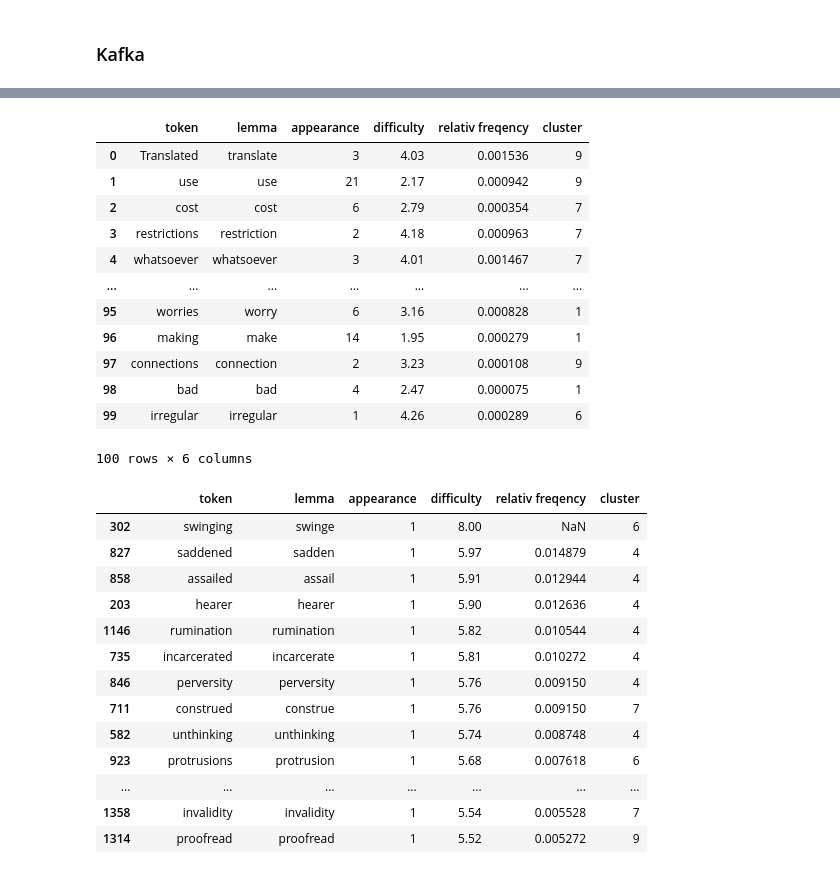
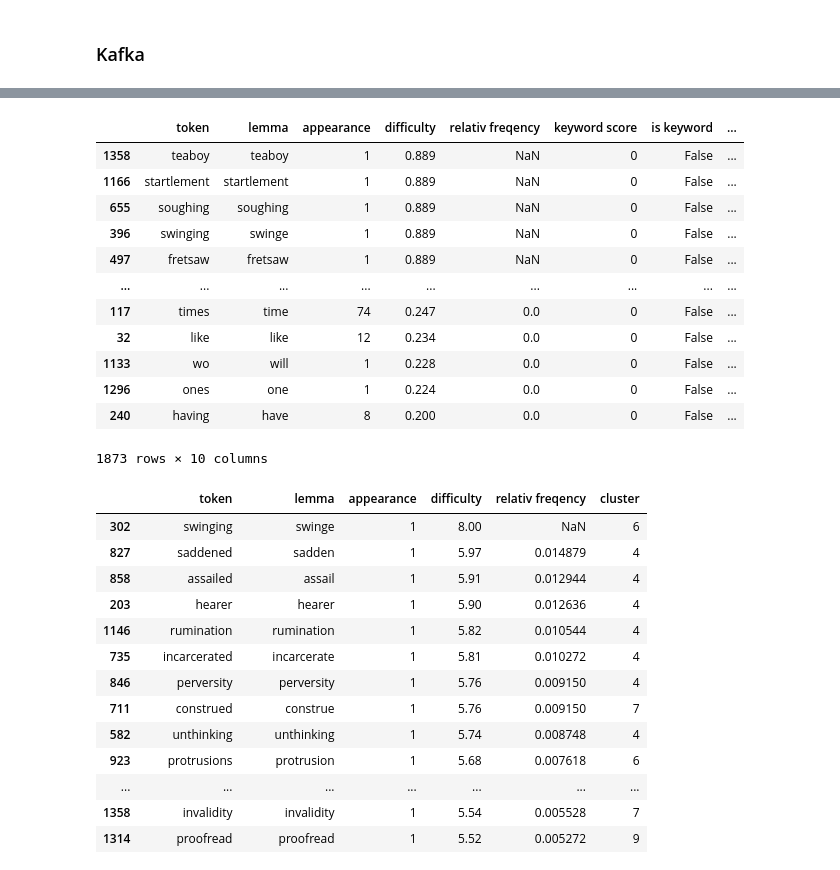
Before and after one commit to OshFrosch/Vocabulary-Predictor, a Jupyter notebook: src/notebooks/Pipeline Notebook.ipynb, the cells around one changed output, grey strips where cells are left out. Drawn from its saved outputs; the diff is of its cells as text; code cells hidden in the pictures.

```diff
--- a/src/notebooks/Pipeline Notebook.ipynb
+++ b/src/notebooks/Pipeline Notebook.ipynb
@@ -290,24 +271,21 @@ Counter({6: 255,
-# %%
-data = []
-for token in doc:
-    if not token._.is_excluded:
-        data.append((token, token.lemma_, token._.appearance, token._.difficulty, token._.relativ_freq, token._.cluster))
-df = pd.DataFrame(data, columns=['token', 'lemma', 'appearance', 'difficulty', 'relativ freqency', 'cluster'])
-df.head(100)
-# %% [output]
-|  | token | lemma | appearance | difficulty | relativ freqency | cluster |
-| 0 | Translated | translate | 3 | 4.03 | 0.001536 | 9 |
-| 1 | use | use | 21 | 2.17 | 0.000942 | 9 |
-| 2 | cost | cost | 6 | 2.79 | 0.000354 | 7 |
-| 3 | restrictions | restriction | 2 | 4.18 | 0.000963 | 7 |
-| 4 | whatsoever | whatsoever | 3 | 4.01 | 0.001467 | 7 |
-| ... | ... | ... | ... | ... | ... | ... |
-| 95 | worries | worry | 6 | 3.16 | 0.000828 | 1 |
-| 96 | making | make | 14 | 1.95 | 0.000279 | 1 |
-| 97 | connections | connection | 2 | 3.23 | 0.000108 | 9 |
-| 98 | bad | bad | 4 | 2.47 | 0.000075 | 1 |
-| 99 | irregular | irregular | 1 | 4.26 | 0.000289 | 6 |
-100 rows × 6 columns
+# %%
+df = df_from_doc(doc)
+# %%
+df.sort_values(by=['overall_ranking'], ascending=False)
+# %% [output]
+|  | token | lemma | appearance | difficulty | relativ freqency | keyword score | is keyword | ... |
+| 1358 | teaboy | teaboy | 1 | 0.889 | NaN | 0 | False | ... |
+| 1166 | startlement | startlement | 1 | 0.889 | NaN | 0 | False | ... |
+| 655 | soughing | soughing | 1 | 0.889 | NaN | 0 | False | ... |
+| 396 | swinging | swinge | 1 | 0.889 | NaN | 0 | False | ... |
+| 497 | fretsaw | fretsaw | 1 | 0.889 | NaN | 0 | False | ... |
+| ... | ... | ... | ... | ... | ... | ... | ... | ... |
+| 117 | times | time | 74 | 0.247 | 0.0 | 0 | False | ... |
+| 32 | like | like | 12 | 0.234 | 0.0 | 0 | False | ... |
+| 1133 | wo | will | 1 | 0.228 | 0.0 | 0 | False | ... |
+| 1296 | ones | one | 1 | 0.224 | 0.0 | 0 | False | ... |
+| 240 | having | have | 8 | 0.200 | 0.0 | 0 | False | ... |
+1873 rows × 10 columns
 # %%
 df.sort_values(by=['difficulty'], ascending=False).head(20)
 # %% [output]
```
Also changed, not shown: parts of 14 cells of this notebook.
